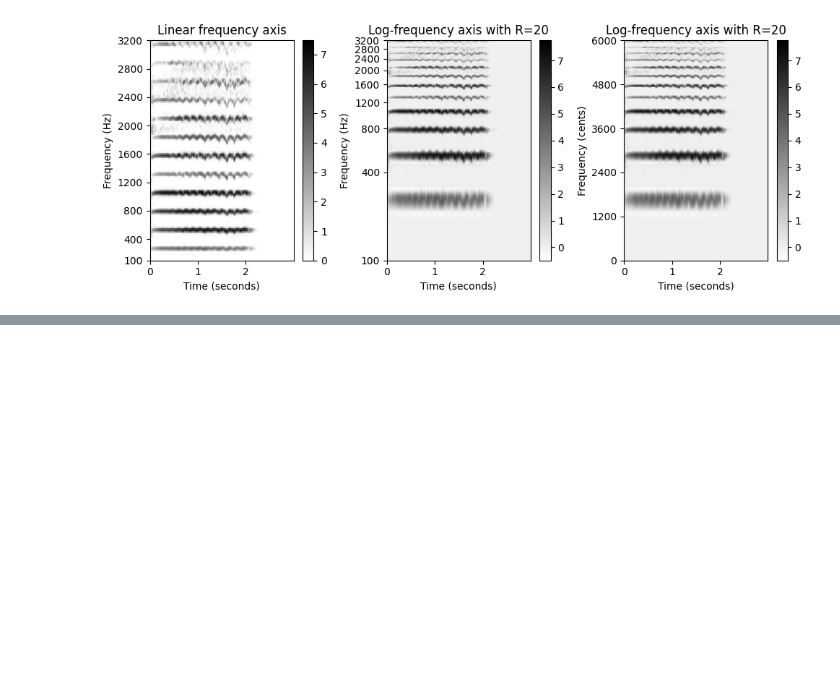
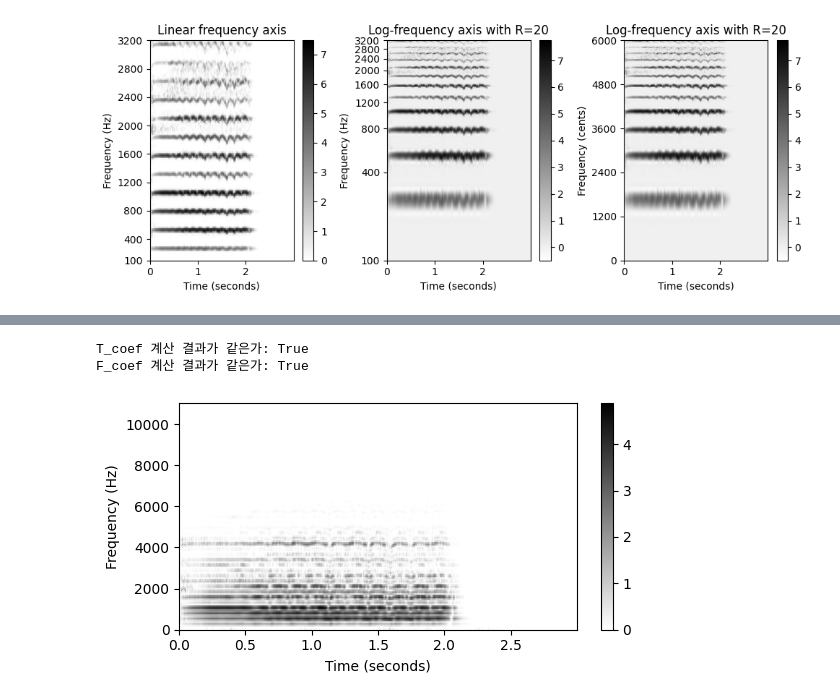
Before and after one commit to jo-cho/mir_kr, a Jupyter notebook: Notebooks/3. Fourier Analysis/4.STFT2.ipynb, the cells around one changed output, grey strips where cells are left out. Saved outputs shown, nothing was run; the diff lists cells and outputs as text; code cells hidden in the pictures; blank space fills up the shorter version.

```diff
--- a/Notebooks/3. Fourier Analysis/4.STFT2.ipynb
+++ b/Notebooks/3. Fourier Analysis/4.STFT2.ipynb
@@ -605,0 +729,29 @@ plt.tight_layout()
+# %%
+N = 256
+H = 64
+color = 'gray_r'
+
+X = librosa.stft(x, n_fft=N, hop_length=H, win_length=N, window='hann', pad_mode='constant', center=True)
+Y = np.log(1 + 100 * np.abs(X) ** 2)
+
+T_coef = np.arange(X.shape[1]) * H / Fs #위의 공식
+T_coef_librosa = librosa.frames_to_time(np.arange(X.shape[1]), sr=Fs, hop_length=H) #librosa 내장
+print('T_coef 계산 결과가 같은가:', np.allclose(T_coef, T_coef_librosa))
+
+K = N // 2
+F_coef = np.arange(K+1) * Fs / N #위의 공식
+F_coef_librosa = librosa.fft_frequencies(sr=Fs, n_fft=N) #librosa 내장
+print('F_coef 계산 결과가 같은가:', np.allclose(F_coef, F_coef_librosa))
+
+plt.figure(figsize=(6, 3))
+extent = [T_coef[0], T_coef[-1], F_coef[0], F_coef[-1]]
+plt.imshow(Y, cmap=color, aspect='auto', origin='lower', extent=extent)
+plt.xlabel('Time (seconds)')
+plt.ylabel('Frequency (Hz)')
+plt.colorbar()
+plt.tight_layout()
+plt.show()
+# %% [output]
+T_coef 계산 결과가 같은가: True
+F_coef 계산 결과가 같은가: True
+[figure, added]
```
Also changed, not shown: parts of 38 cells of this notebook.
